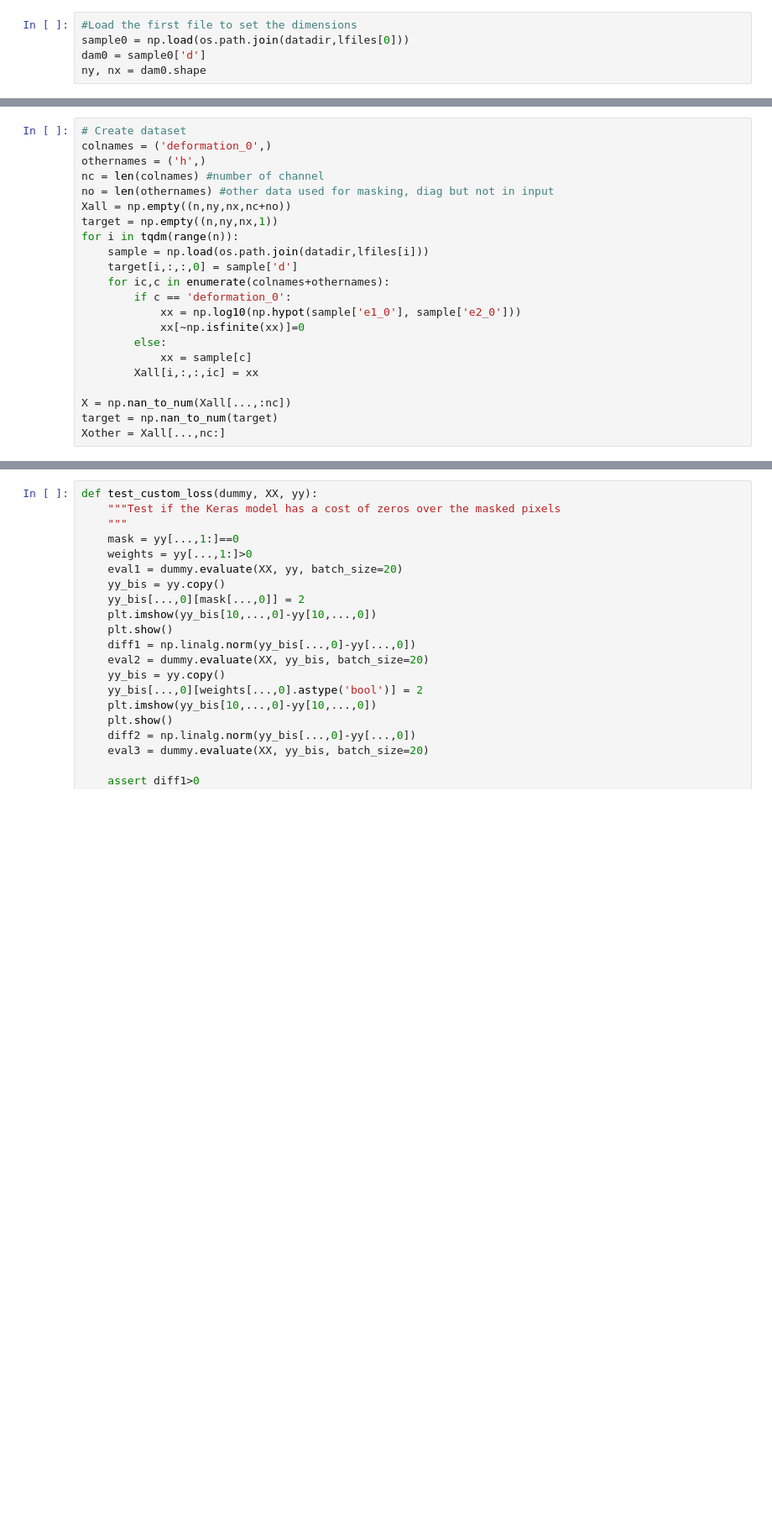
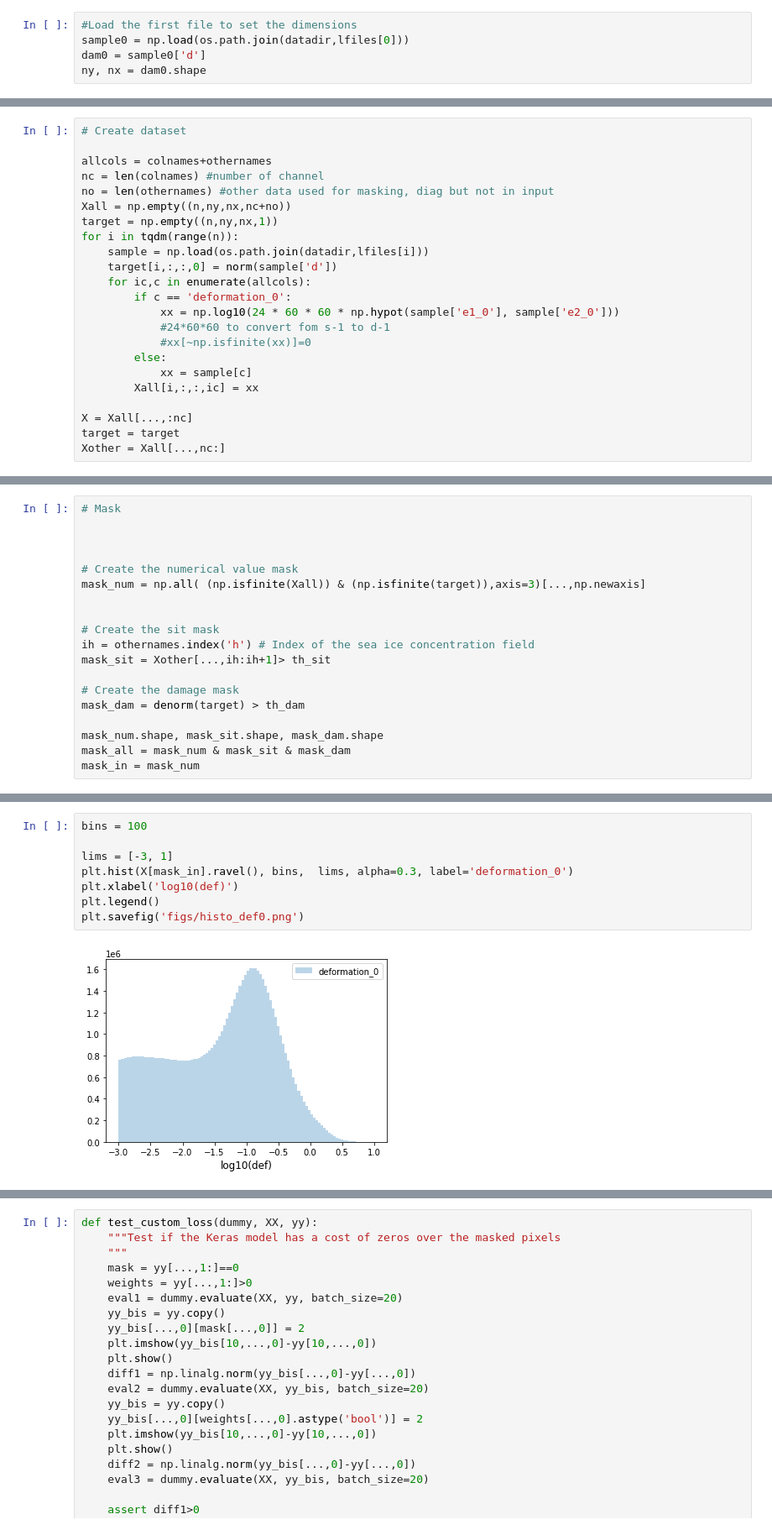
Before and after one commit to nansencenter/SID-NN, a Jupyter notebook: read-data.ipynb, the cells around one changed output, grey strips where cells are left out. Shown at 84% size. Cells and saved outputs as stored; diff of their text form; blank space fills up the shorter version.

```diff
--- a/read-data.ipynb
+++ b/read-data.ipynb
@@ -20,23 +43,24 @@ ny, nx = dam0.shape
 # %%
 # Create dataset
-colnames = ('deformation_0',)
-othernames = ('h',)
+
+allcols = colnames+othernames
 nc = len(colnames) #number of channel
 no = len(othernames) #other data used for masking, diag but not in input
 Xall = np.empty((n,ny,nx,nc+no))
 target = np.empty((n,ny,nx,1))
 for i in tqdm(range(n)):
     sample = np.load(os.path.join(datadir,lfiles[i]))
-    target[i,:,:,0] = sample['d']
-    for ic,c in enumerate(colnames+othernames):
+    target[i,:,:,0] = norm(sample['d'])
+    for ic,c in enumerate(allcols):
         if c == 'deformation_0':
-            xx = np.log10(np.hypot(sample['e1_0'], sample['e2_0']))
-            xx[~np.isfinite(xx)]=0
+            xx = np.log10(24 * 60 * 60 * np.hypot(sample['e1_0'], sample['e2_0']))
+            #24*60*60 to convert fom s-1 to d-1
+            #xx[~np.isfinite(xx)]=0
         else:
             xx = sample[c]
         Xall[i,:,:,ic] = xx
 
-X = np.nan_to_num(Xall[...,:nc])
-target = np.nan_to_num(target)
+X = Xall[...,:nc]
+target = target
 Xother = Xall[...,nc:]
 # %%
@@ -65,0 +70,19 @@ target_weighted = np.concatenate((target_masked,weights),axis=-1)
+# %%
+# Mask
+
+
+
+# Create the numerical value mask
+mask_num = np.all( (np.isfinite(Xall)) & (np.isfinite(target)),axis=3)[...,np.newaxis]
+
+
+# Create the sit mask
+ih = othernames.index('h') # Index of the sea ice concentration field
+mask_sit = Xother[...,ih:ih+1]> th_sit
+
+# Create the damage mask
+mask_dam = denorm(target) > th_dam
+
+mask_num.shape, mask_sit.shape, mask_dam.shape
+mask_all = mask_num & mask_sit & mask_dam
+mask_in = mask_num
@@ -102,0 +121,10 @@ ypredict.shape
+# %%
+bins = 100
+
+lims = [-3, 1]
+plt.hist(X[mask_in].ravel(), bins,  lims, alpha=0.3, label='deformation_0')
+plt.xlabel('log10(def)')
+plt.legend()
+plt.savefig('figs/histo_def0.png')
+# %% [output]
+[figure, added]
```
Also changed, not shown: parts of 31 cells of this notebook, 3 other files.
